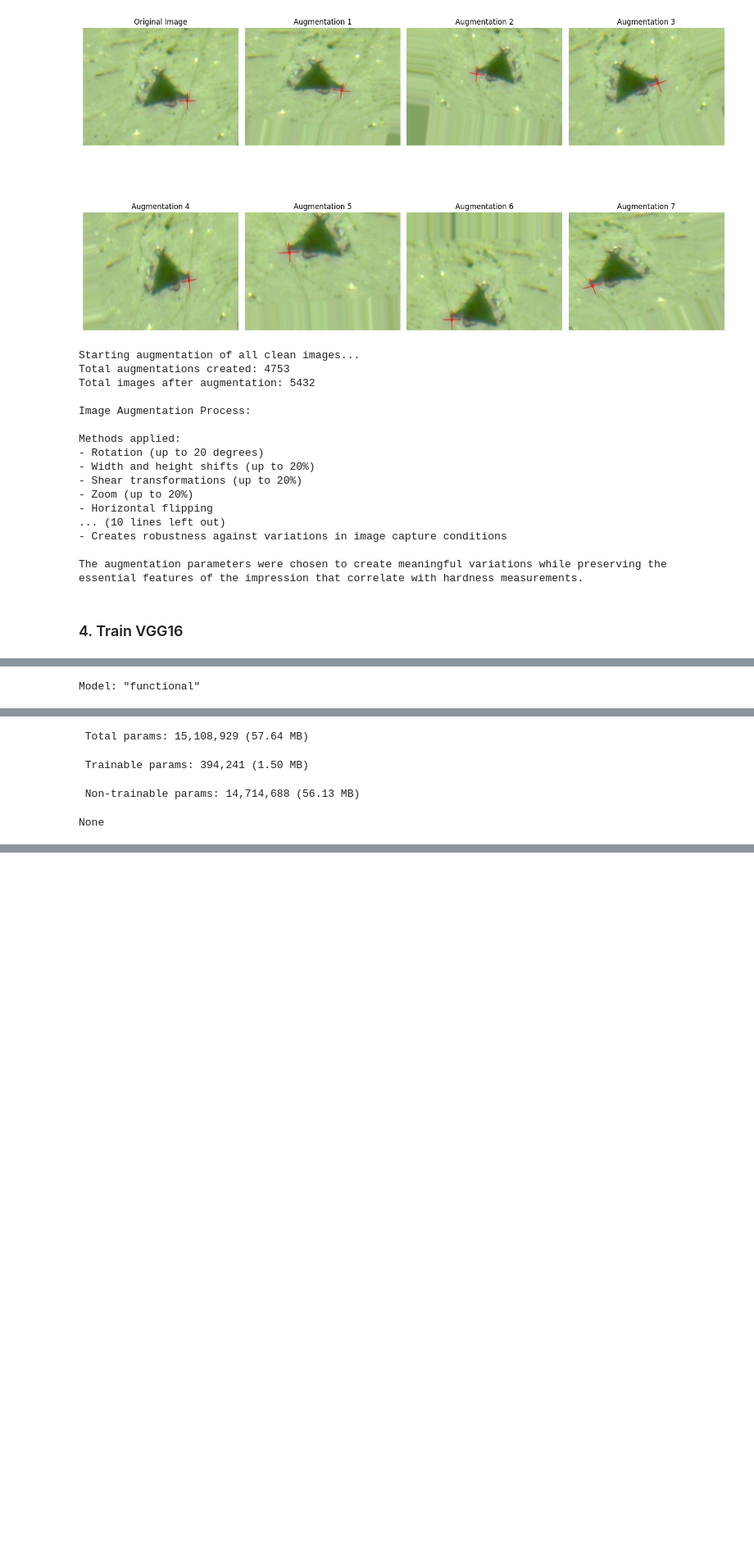
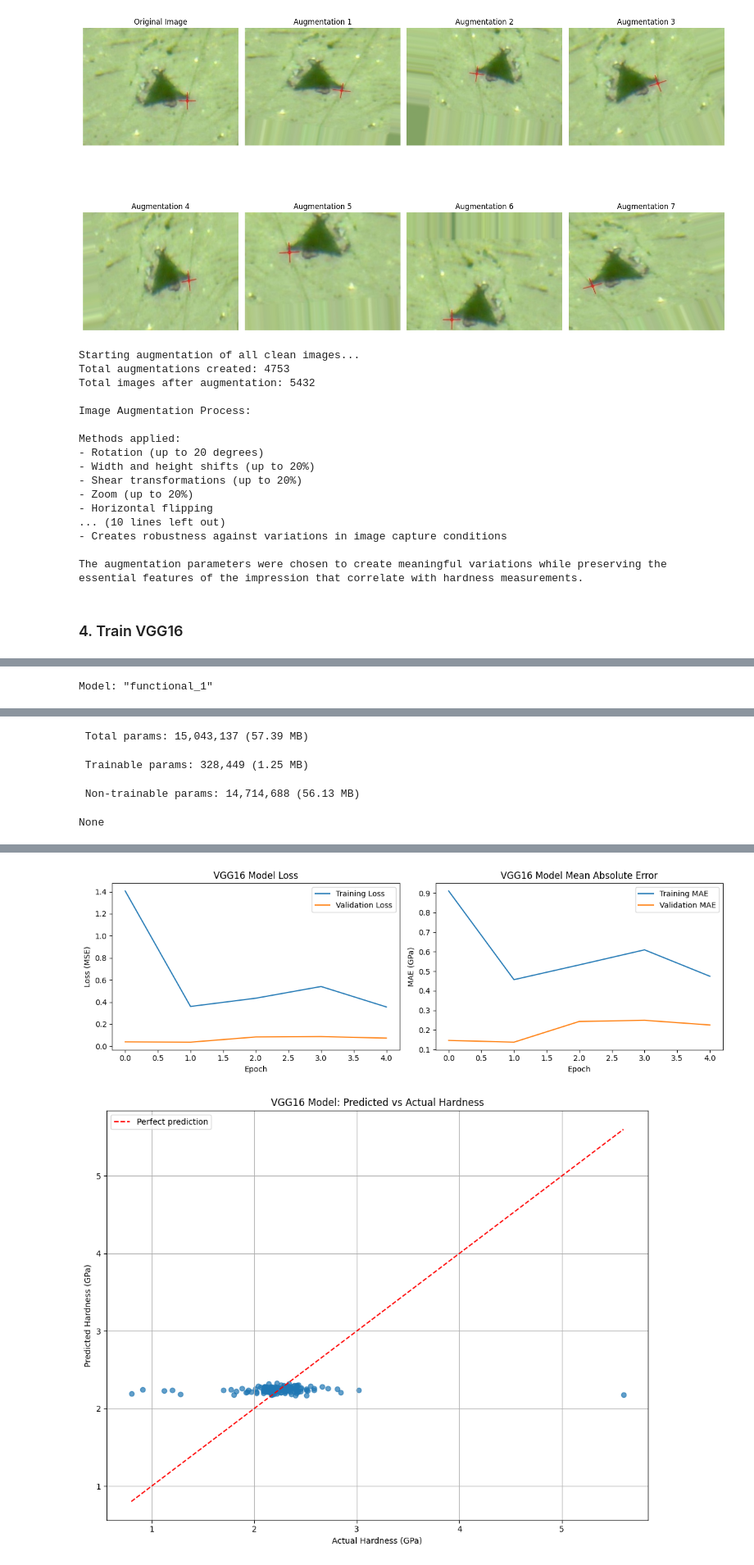
Before and after one commit to greyson-newton/big-data-analytics, a Jupyter notebook: big-data-analytics/midterms/final/final_greyson_newton.ipynb, the cells around one changed output, grey strips where cells are left out. Shown at 82% size. Drawn from its saved outputs; the diff is of its cells as text; code cells hidden in the pictures; blank space fills up the shorter version.

```diff
--- a/big-data-analytics/midterms/final/final_greyson_newton.ipynb
+++ b/big-data-analytics/midterms/final/final_greyson_newton.ipynb
@@ -454,7 +454,8 @@ essential features of the impression that correlate with hardness measurements.
 # %% [markdown]
 ### 4. Train VGG16
 # %%
-# STEP 4: Use VGG16 with pretrained ImageNet weights for hardness prediction
+# STEP 4 (Revised): Use VGG16 with pretrained ImageNet weights for hardness prediction
+# Now with more impatient early stopping
 
 import tensorflow as tf
 from tensorflow.keras.applications import VGG16
@@ -497,27 +498,39 @@ def load_image_data(image_numbers, img_dir, labels, img_size=IMG_SIZE, image_typ
 
     return np.array(X), np.array(y), valid_indices
 
-# Load the clean data and split it into training and testing sets
+# Load the clean data and split it into training, validation, and testing sets
 image_numbers = clean_data['image_number'].values
 hardness_values = clean_data['H (GPa)'].values
 
-# Use 80% for training, 20% for testing
-train_idx, test_idx = train_test_split(
+# First split: 80% training+validation, 20% testing
+train_val_idx, test_idx = train_test_split(
     range(len(image_numbers)),
     test_size=0.2,
     random_state=42
 )
 
+# Second split: from the 80%, take 75% for training and 25% for validation (20% of the total)
+train_idx, val_idx = train_test_split(
+    train_val_idx,
+    test_size=0.25,  # 25% of 80% = 20% of total
+    random_state=42
+)
+
+# Get corresponding data for each split
 train_image_numbers = image_numbers[train_idx]
 train_hardness = hardness_values[train_idx]
+val_image_numbers = image_numbers[val_idx]
+val_hardness = hardness_values[val_idx]
 test_image_numbers = image_numbers[test_idx]
 test_hardness = hardness_values[test_idx]
 
 # Load the image data
 X_train, y_train, _ = load_image_data(train_image_numbers, img_raw_dir, train_hardness, image_type='JPG')
+X_val, y_val, _ = load_image_data(val_image_numbers, img_raw_dir, val_hardness, image_type='JPG')
 X_test, y_test, _ = load_image_data(test_image_numbers, img_raw_dir, test_hardness, image_type='JPG')
 
 print(f"Training data shape: {X_train.shape}")
+print(f"Validation data shape: {X_val.shape}")
 print(f"Testing data shape: {X_test.shape}")
 
 # Create data generators with augmentation for training
@@ -552,9 +565,10 @@ def build_vgg16_model():
     x = base_model.output
     x = GlobalAveragePooling2D()(x)
     x = Dense(512, activation='relu')(x)
-    x = Dropout(0.3)(x)
-    x = Dense(256, activation='relu')(x)
-    x = Dropout(0.3)(x)
+    x = Dropout(0.5)(x)  # Increased dropout for faster convergence
+    x = Dense(128, activation='relu')(x)  # Simplified architecture
+    x = Dropout(0.5)(x)  # Increased dropout for faster convergence
+
     # Final layer with linear activation for regression
     predictions = Dense(1, activation='linear')(x)
 
@@ -563,7 +577,7 @@ def build_vgg16_model():
 
     # Compile the model with MSE loss for regression
     model.compile(
-        optimizer=Adam(learning_rate=0.0001),
+        optimizer=Adam(learning_rate=0.001),  # Higher learning rate for faster convergence
         loss='mse',  # Mean Squared Error loss for regression
         metrics=['mae']  # Mean Absolute Error metric
     )
@@ -574,10 +588,11 @@ def build_vgg16_model():
 vgg16_model = build_vgg16_model()
 print(vgg16_model.summary())
 
-# Define callbacks for training
+# Define callbacks for training with impatient early stopping
 early_stopping = EarlyStopping(
     monitor='val_loss',
-    patience=10,
+    patience=3,  # Very impatient - only wait 3 epochs for improvement
+    min_delta=0.001,  # Consider as improvement only if loss decreases by at least 0.001
     restore_best_weights=True,
     verbose=1
 )
@@ -585,7 +600,7 @@ early_stopping = EarlyStopping(
 reduce_lr = ReduceLROnPlateau(
     monitor='val_loss',
     factor=0.5,
-    patience=5,
+    patience=2,  # Reduce learning rate after just 2 epochs without improvement
     min_lr=1e-6,
     verbose=1
 )
@@ -594,13 +609,13 @@ reduce_lr = ReduceLROnPlateau(
 history = vgg16_model.fit(
     train_datagen.flow(X_train, y_train, batch_size=BATCH_SIZE),
     steps_per_epoch=len(X_train) // BATCH_SIZE,
-    epochs=50,
-    validation_data=(X_test, y_test),
+    epochs=30,  # Reduced maximum epochs
+    validation_data=(X_val, y_val),
     callbacks=[early_stopping, reduce_lr],
     verbose=1
 )
 
-# Evaluate the model
+# Evaluate the model on the test set (never seen during training)
 y_pred = vgg16_model.predict(X_test)
 mse = mean_squared_error(y_test, y_pred)
 rmse = math.sqrt(mse)
@@ -646,6 +661,20 @@ plt.tight_layout()
 plt.savefig('vgg16_predicted_vs_actual.png')
 plt.show()
 
+# Calculate and display error metrics
+errors = np.abs(y_test - y_pred.flatten())
+plt.figure(figsize=(10, 6))
+plt.hist(errors, bins=20, alpha=0.7)
+plt.axvline(x=np.mean(errors), color='r', linestyle='--', label=f'Mean Error: {np.mean(errors):.3f}')
+plt.title('Distribution of Prediction Errors')
+plt.xlabel('Absolute Error (GPa)')
+plt.ylabel('Frequency')
+plt.grid(True)
+plt.legend()
+plt.tight_layout()
+plt.savefig('prediction_error_distribution.png')
+plt.show()
+
 # Save the model for later use
 vgg16_model.save('vgg16_hardness_model.h5')
 
@@ -658,17 +687,18 @@ Architecture:
 - Top layer replaced with custom regression layers:
   * Global Average Pooling
   * Dense layer (512 units) with ReLU activation
-  * Dropout (0.3)
-  * Dense layer (256 units) with ReLU activation
-  * Dropout (0.3)
+  * Dropout (0.5)
+  * Dense layer (128 units) with ReLU activation
+  * Dropout (0.5)
   * Output layer (1 unit) with linear activation
 
 Training configuration:
 - Loss function: Mean Squared Error (MSE)
-- Optimizer: Adam with learning rate 0.0001
+- Optimizer: Adam with learning rate 0.001
 - Metrics: Mean Absolute Error (MAE)
-- Early stopping with patience of 10 epochs
-- Learning rate reduction on plateau
+- Early stopping with patience of ONLY 3 epochs (very impatient)
+- Learning rate reduction on plateau with patience of ONLY 2 epochs
+- Training with a proper validation set for early stopping
 
 Input preprocessing:
 - Image size: 224x224 (required by VGG16)
@@ -692,4 +721,4 @@ Downloading data from https://storage.googleapis.com/tensorflow/keras-applicatio
-Model: "functional"
+Model: "functional_1"
 ┏━━━━━━━━━━━━━━━━━━━━━━━━━━━━━━━━━┳━━━━━━━━━━━━━━━━━━━━━━━━┳━━━━━━━━━━━━━━━┓
 ┃ Layer (type)                    ┃ Output Shape           ┃       Param # ┃
 ┡━━━━━━━━━━━━━━━━━━━━━━━━━━━━━━━━━╇━━━━━━━━━━━━━━━━━━━━━━━━╇━━━━━━━━━━━━━━━┩
@@ -709,5 +738,5 @@ Model: "functional"
 └─────────────────────────────────┴────────────────────────┴───────────────┘
- Total params: 15,108,929 (57.64 MB)
+ Total params: 15,043,137 (57.39 MB)
- Trainable params: 394,241 (1.50 MB)
+ Trainable params: 328,449 (1.25 MB)
  Non-trainable params: 14,714,688 (56.13 MB)
 None
@@ -724,0 +762,2 @@ Epoch 5/50
+[figure, added]
+[figure, added]
```
Also changed, not shown: parts of 1 cell of this notebook, 28 other files.
